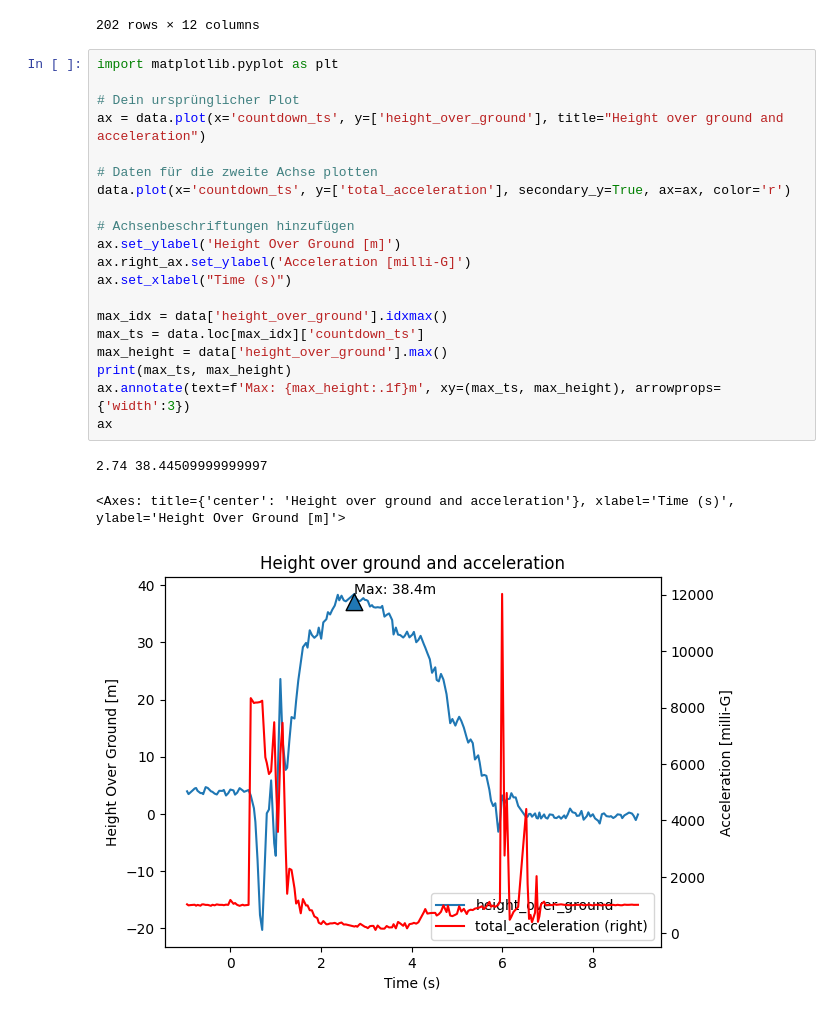
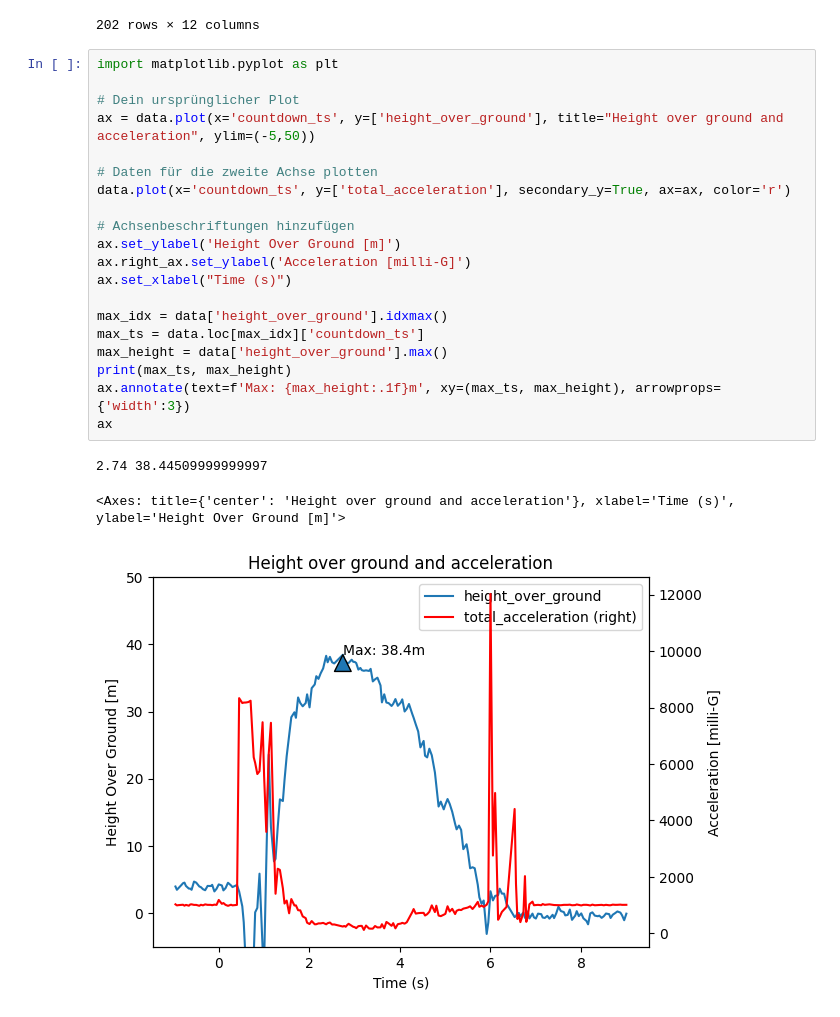
Before and after one commit to tkilla77/ksr_mint_rocketscience, a Jupyter notebook: analysis.ipynb, the cells around one changed output. Saved outputs shown, nothing was run; the diff lists cells and outputs as text.

Commit message:
crop height axis

```diff
--- a/analysis.ipynb
+++ b/analysis.ipynb
@@ -74,24 +74,24 @@ Name: 1170, dtype: float64
 # %%
 import matplotlib.pyplot as plt
 
 # Dein ursprünglicher Plot
-ax = data.plot(x='countdown_ts', y=['height_over_ground'], title="Height over ground and acceleration")
+ax = data.plot(x='countdown_ts', y=['height_over_ground'], title="Height over ground and acceleration", ylim=(-5,50))
 
 # Daten für die zweite Achse plotten
 data.plot(x='countdown_ts', y=['total_acceleration'], secondary_y=True, ax=ax, color='r')
 
 # Achsenbeschriftungen hinzufügen
 ax.set_ylabel('Height Over Ground [m]')
 ax.right_ax.set_ylabel('Acceleration [milli-G]')
 ax.set_xlabel("Time (s)")
 
 max_idx = data['height_over_ground'].idxmax()
 max_ts = data.loc[max_idx]['countdown_ts']
 max_height = data['height_over_ground'].max()
 print(max_ts, max_height)
 ax.annotate(text=f'Max: {max_height:.1f}m', xy=(max_ts, max_height), arrowprops={'width':3})
 ax
 # %% [output]
 2.74 38.44509999999997
 <Axes: title={'center': 'Height over ground and acceleration'}, xlabel='Time (s)', ylabel='Height Over Ground [m]'>
-[figure, old version]
+[figure, new version]
```
